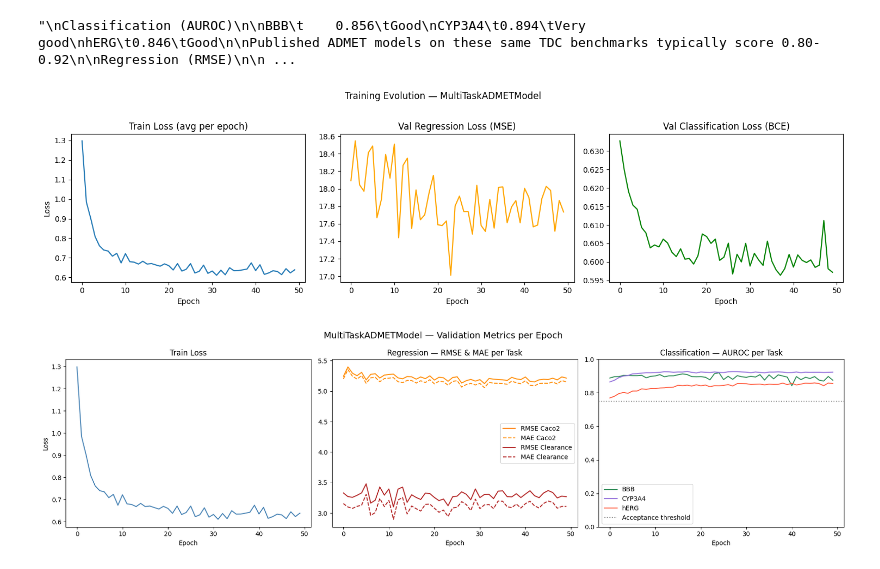
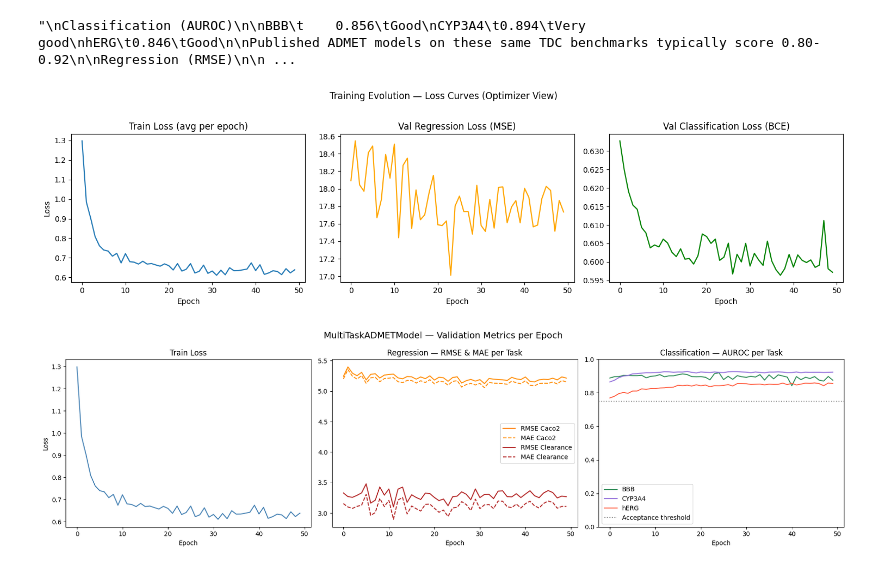
Before and after one commit to PauloSMP/ADMET_Project, a Jupyter notebook: projecto.ipynb, the cells around one changed output. Drawn from its saved outputs; the diff is of its cells as text; code cells hidden in the pictures.

```diff
--- a/projecto.ipynb
+++ b/projecto.ipynb
@@ -1048,35 +1017,35 @@ metrics = pd.read_csv("logs/multi_task_admet/version_0/metrics.csv")
 # Check Val metrics per epoch
 # Regression: MSE task # Note the MSE is computed with scales vs unscaled targets during training and validation.
 # Classification: AUROC per task
 
 # train/loss is logged per step — average per epoch for a clean curve
 train_per_epoch = (metrics[["epoch", "train/loss"]]
                    .dropna(subset=["train/loss"])
                    .groupby("epoch")["train/loss"].mean())
 
 # val metrics are logged once per epoch
 val = metrics[["epoch", "val/reg_loss", "val/cls_loss"]].dropna(subset=["val/reg_loss"])
 
 fig, axes = plt.subplots(1, 3, figsize=(15, 4))
 
 axes[0].plot(train_per_epoch.index, train_per_epoch.values)
 axes[0].set_title("Train Loss (avg per epoch)")
 axes[0].set_xlabel("Epoch")
 axes[0].set_ylabel("Loss")
 
 axes[1].plot(val["epoch"], val["val/reg_loss"], color="orange")
 axes[1].set_title("Val Regression Loss (MSE)")
 axes[1].set_xlabel("Epoch")
 
 axes[2].plot(val["epoch"], val["val/cls_loss"], color="green")
 axes[2].set_title("Val Classification Loss (BCE)")
 axes[2].set_xlabel("Epoch")
 
-plt.suptitle("Training Evolution — MultiTaskADMETModel", y=1.02)
+plt.suptitle("Training Evolution — Loss Curves (Optimizer View)", y=1.02)
 plt.tight_layout()
 plt.show()
 # %% [output]
-[figure, old version]
+[figure, new version]
 # %%
 # Load metrics from CSV logs and plot for further analysis of training and validation.
 # Check Val metrics per epoch
```
Also changed, not shown: parts of 5 cells of this notebook.
